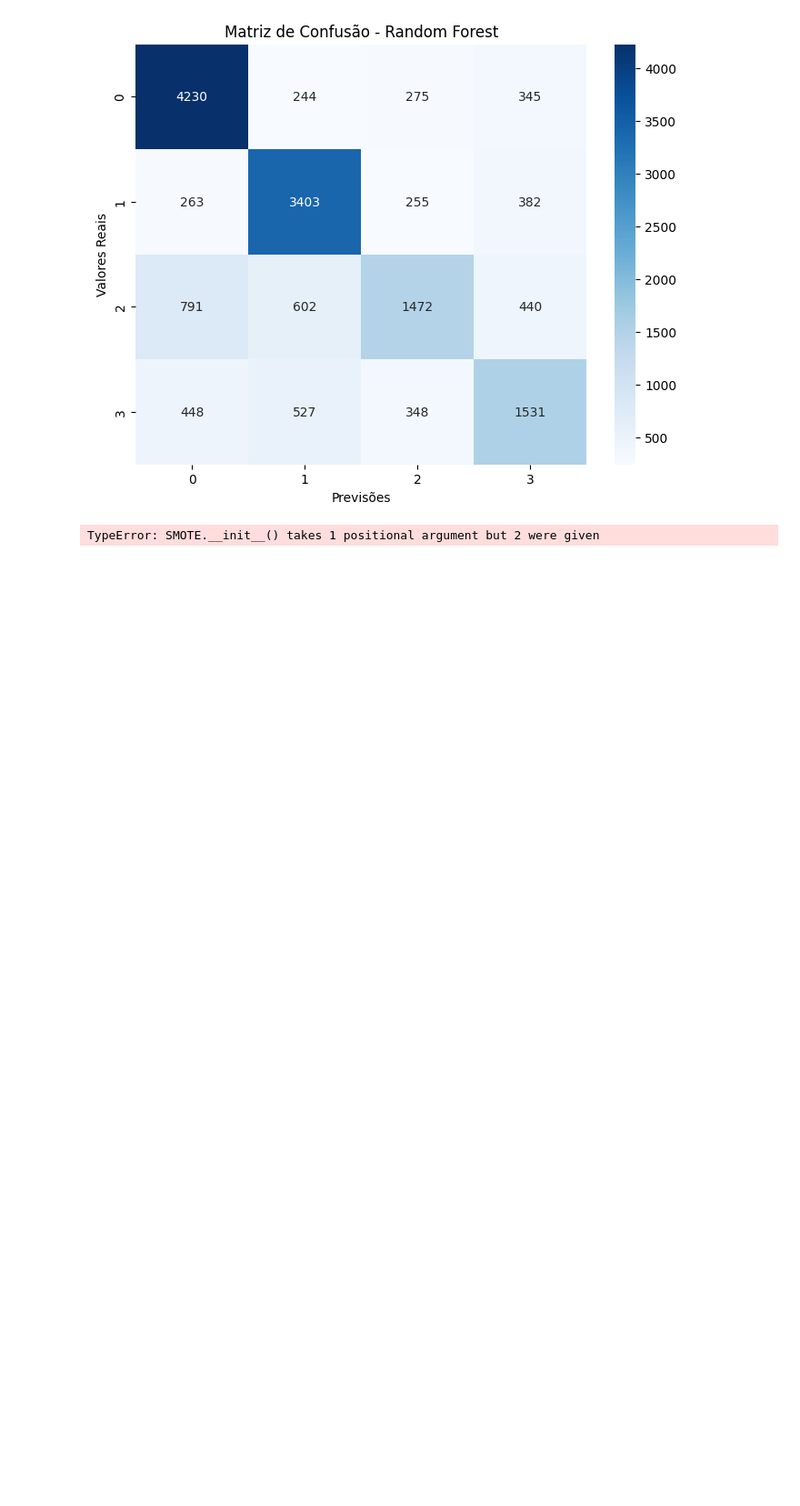
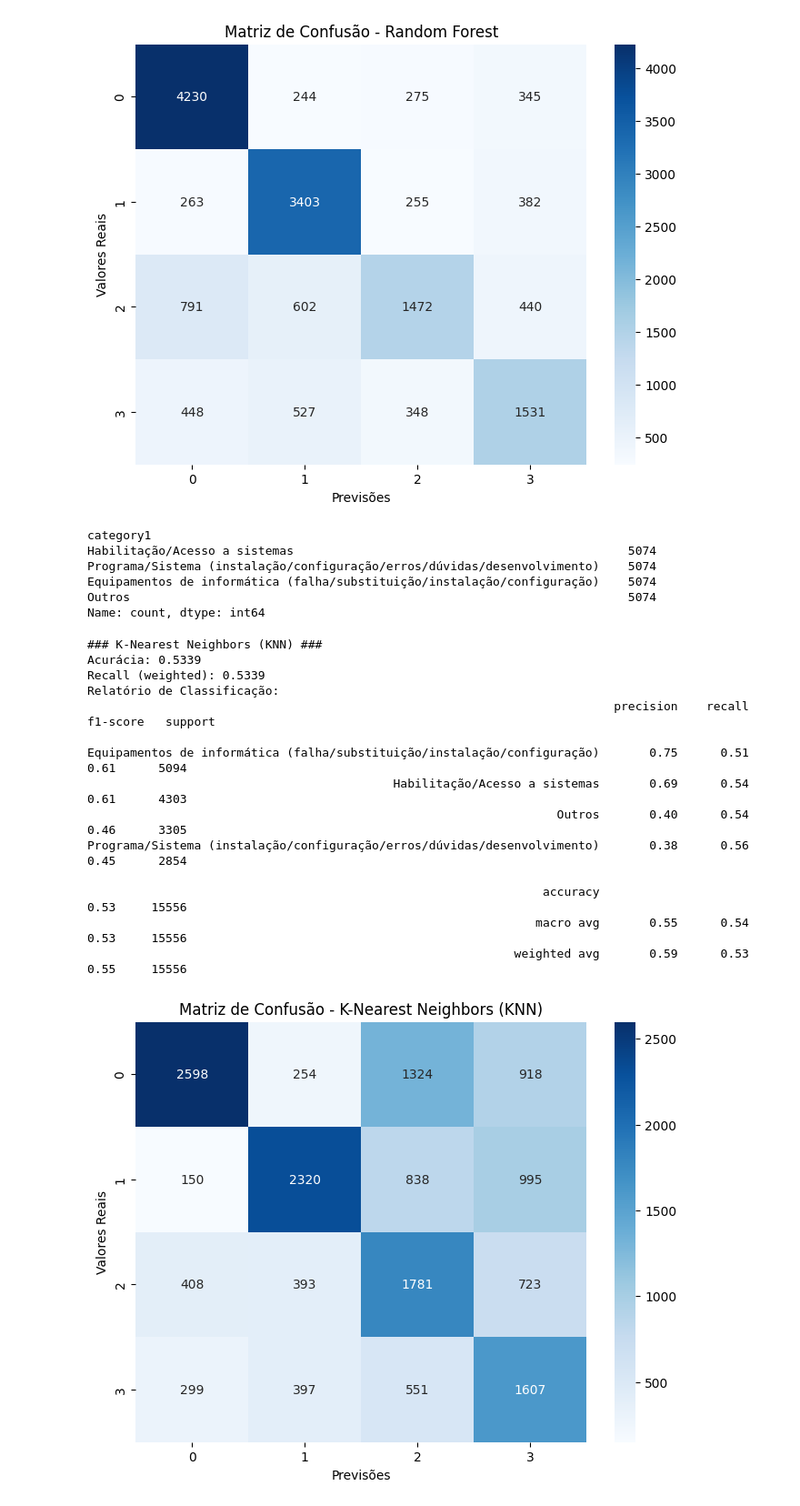
Before and after one commit to jsleocadio/IMD0188-APRENDIZADO_DE_MAQUINA, a Jupyter notebook: ml_supervised.ipynb, the cells around one changed output. Shown at 91% size. Drawn from its saved outputs; the diff is of its cells as text; code cells hidden in the pictures; blank space fills up the shorter version.

```diff
--- a/ml_supervised.ipynb
+++ b/ml_supervised.ipynb
@@ -316,6 +316,41 @@ over_sample_params = {
 # Aplicar a técnica SMOTE
 smote = SMOTE(sampling_strategy=over_sample_params)
 X_train_resampled, y_train_resampled = smote.fit_resample(X_train, new_labels_train)
-new_labels_train.value_counts()
+y_train_resampled.value_counts()
 # %% [output]
-TypeError: SMOTE.__init__() takes 1 positional argument but 2 were given
+category1
+Habilitação/Acesso a sistemas                                               5074
+Programa/Sistema (instalação/configuração/erros/dúvidas/desenvolvimento)    5074
+Equipamentos de informática (falha/substituição/instalação/configuração)    5074
+Outros                                                                      5074
+Name: count, dtype: int64
+# %%
+# Treinar o modelo KNN
+knn = KNeighborsClassifier(n_neighbors=5)
+knn.fit(X_train_resampled, y_train_resampled)
+
+# Avaliar o modelo KNN
+avaliar_modelo("K-Nearest Neighbors (KNN)", knn, X_val, new_labels_val)
+
+# Treinar o modelo Random Forest
+rf = RandomForestClassifier(n_estimators=100, random_state=42)
+rf.fit(X_train_resampled, y_train_resampled)
+
+# Avaliar o modelo Random Forest
+avaliar_modelo("Random Forest", rf, X_val, new_labels_val)
+# %% [output]
+### K-Nearest Neighbors (KNN) ###
+Acurácia: 0.5339
+Recall (weighted): 0.5339
+Relatório de Classificação:
+                                                                          precision    recall  f1-score   support
+
+Equipamentos de informática (falha/substituição/instalação/configuração)       0.75      0.51      0.61      5094
+                                           Habilitação/Acesso a sistemas       0.69      0.54      0.61      4303
+                                                                  Outros       0.40      0.54      0.46      3305
+Programa/Sistema (instalação/configuração/erros/dúvidas/desenvolvimento)       0.38      0.56      0.45      2854
+
+                                                                accuracy                           0.53     15556
+                                                               macro avg       0.55      0.54      0.53     15556
+                                                            weighted avg       0.59      0.53      0.55     15556
+[figure, added]
```
Also changed, not shown: parts of 3 cells of this notebook.
